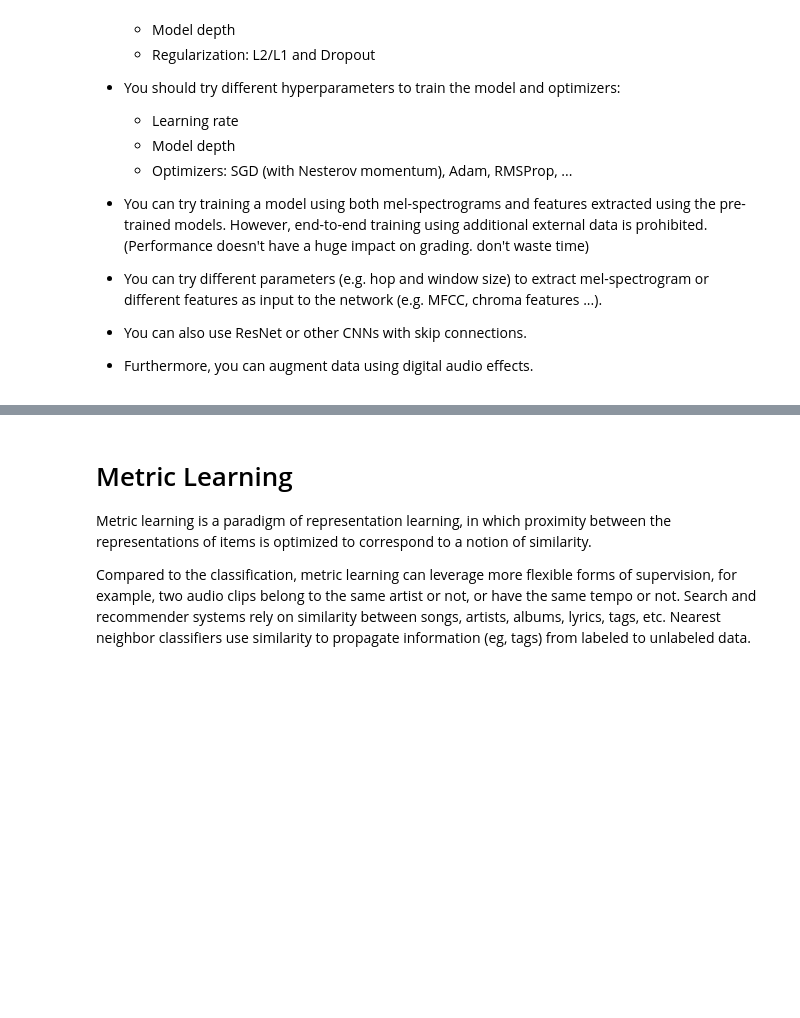
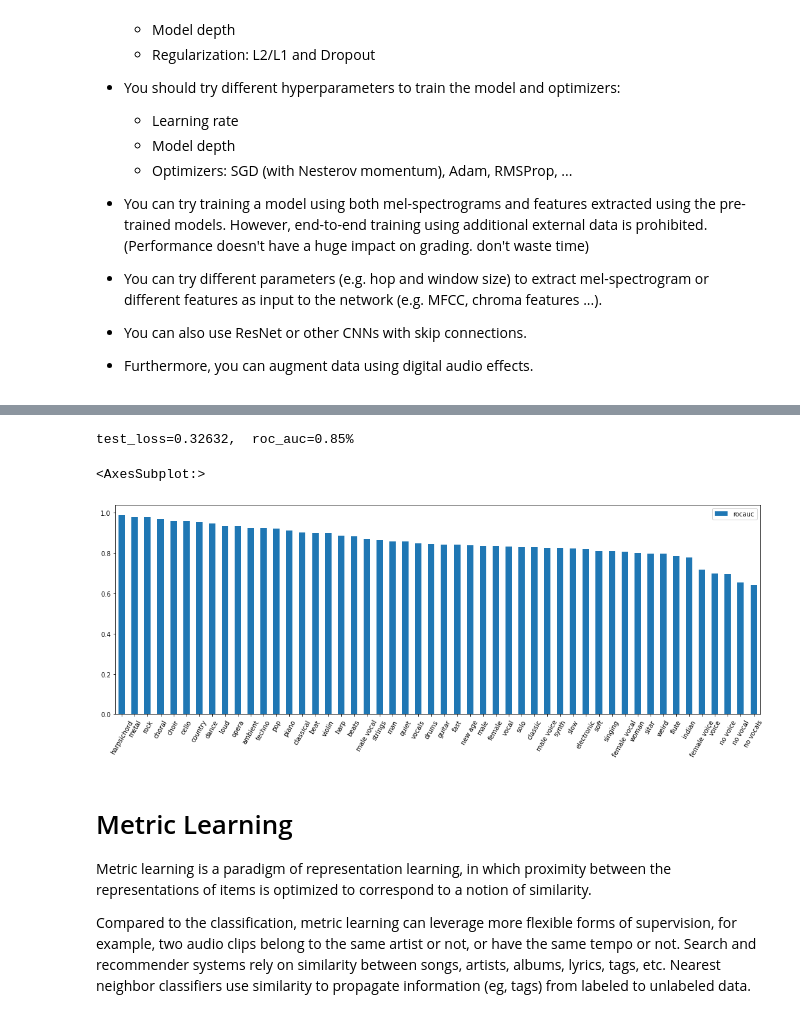
Before and after one commit to jhkang0408/GCT634-Musical-Applications-of-ML, a Jupyter notebook: Assignment2/GCT634_AI613_(Fall_2021)_HW_2_Colab_Notebook.ipynb, the cells around one changed output, grey strips where cells are left out. Drawn from its saved outputs; the diff is of its cells as text; code cells hidden in the pictures; blank space fills up the shorter version.

```diff
--- a/Assignment2/GCT634_AI613_(Fall_2021)_HW_2_Colab_Notebook.ipynb
+++ b/Assignment2/GCT634_AI613_(Fall_2021)_HW_2_Colab_Notebook.ipynb
@@ -668,0 +746,16 @@ Now it is your turn. You should improve the baseline code with your own algorith
+# %%
+# Training setup.
+LR = 1e-3  # learning rate
+SR = 1e-5  # stopping rate
+NUM_EPOCHS = 20
+# %%
+# Iterate over epochs.
+model = model_Q2()
+runner = Runner_Q2(model=model, lr = LR, weight_decay = WEIGHT_DECAY, sr = SR, tags=TAGS)
+for epoch in range(NUM_EPOCHS):
+  train_loss = runner.run(loader_train, epoch, 'TRAIN')
+  valid_loss = runner.run(loader_valid, epoch, 'VALID')
+  print("[Epoch %d/%d] [Train Loss: %.4f] [Valid Loss: %.4f]" %
+        (epoch + 1, NUM_EPOCHS, train_loss, valid_loss))
+  if runner.early_stop(valid_loss, epoch + 1):
+    break
@@ -669,3 +776,14 @@ Now it is your turn. You should improve the baseline code with your own algorith
+# %%
+roc_aucs, epoch_loss, tag_wise_rocaucs = runner.test(loader_test)
+print(f'test_loss={epoch_loss:.5f},  roc_auc={roc_aucs:.2f}%')
+# %% [output]
+test_loss=0.32632,  roc_auc=0.85%
+# %%
+result_auc = pd.DataFrame([tag_wise_rocaucs[tag] for tag in TAGS], columns=['rocauc'], index=TAGS)
+result_auc.sort_values(by='rocauc', ascending=False).plot.bar(figsize=(18,6),rot=60) # which tag is easy and hard task
+# %% [output]
+<AxesSubplot:>
+[figure, added]
 # %% [markdown]
 # Metric Learning
 
```
Also changed, not shown: parts of 19 cells of this notebook.
